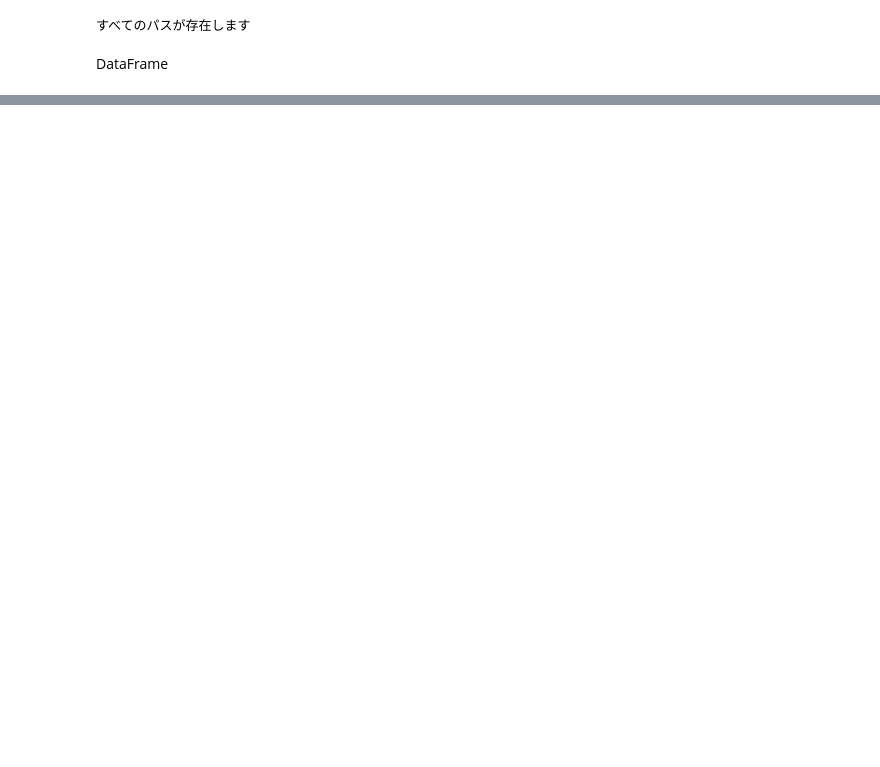
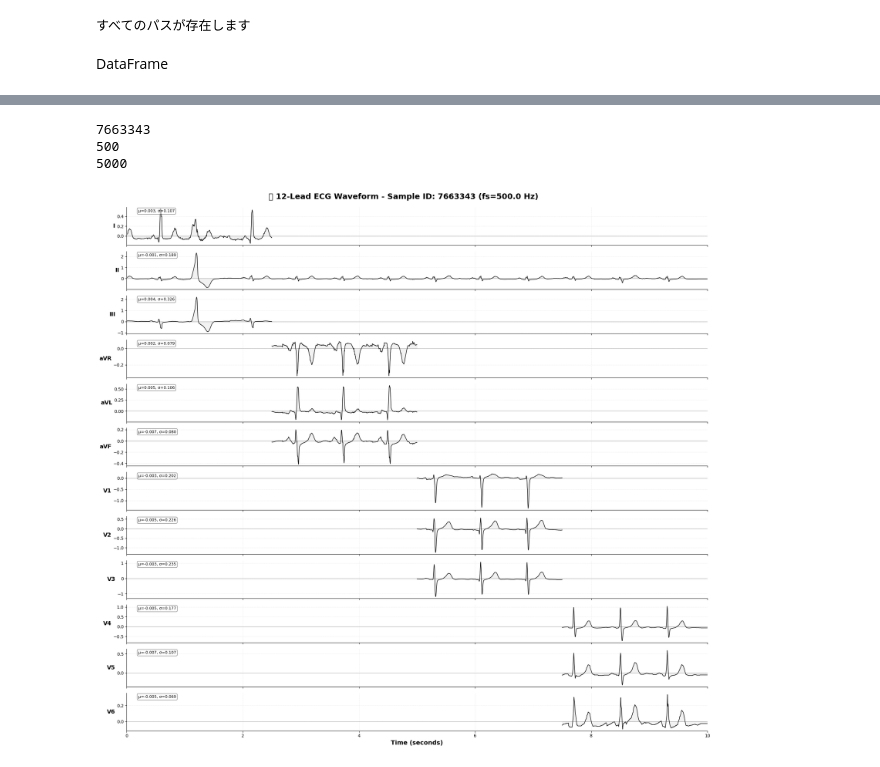
Before and after one commit to yohehe/ECG-Analysis, a Jupyter notebook: 02_setDataLoader.ipynb, the cells around one changed output, grey strips where cells are left out. Saved outputs shown, nothing was run; the diff lists cells and outputs as text; code cells hidden in the pictures; blank space fills up the shorter version.

```diff
--- a/02_setDataLoader.ipynb
+++ b/02_setDataLoader.ipynb
@@ -74,0 +287,19 @@ sample_id = "10140238"
+# %%
+sample_id = str(train_df["id"][0])
+sample_fs = str(train_df["fs"][0])
+sample_sig_len = train_df[train_df['id'] == int(sample_id)]['sig_len'].values[0]
+
+print(sample_id)
+print(sample_fs)
+print(sample_sig_len)
+# %% [output]
+7663343
+500
+5000
+# %%
+###
+ecg_data = sample_ecg_csv
+# %%
+plot_ecg_12lead(sample_id=sample_id, sample_fs=sample_fs, sample_sig_len=sample_sig_len, ecg_data=ecg_data)
+# %% [output]
+[figure, added]
```
Also changed, not shown: parts of 23 cells of this notebook, 1 other file.
